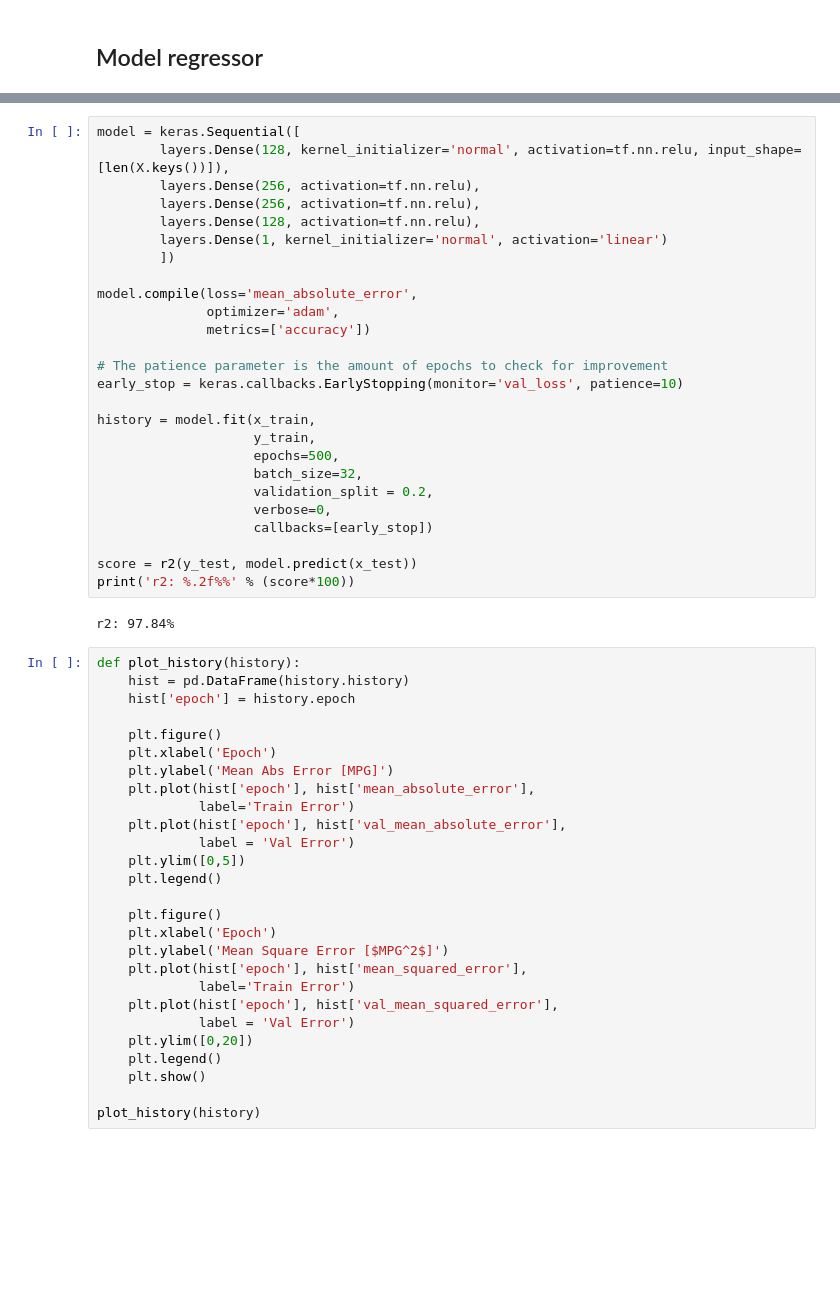
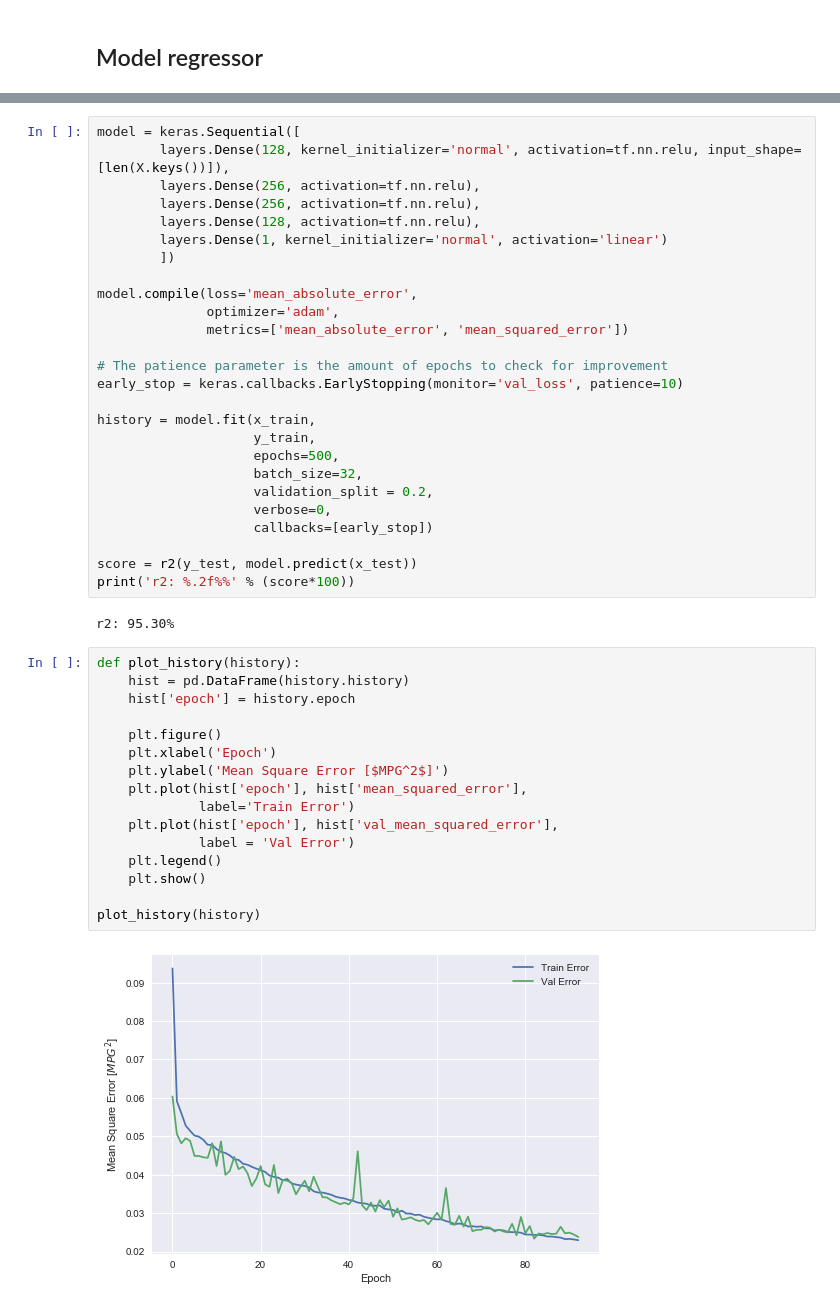
Before and after one commit to mlopezcaballero/Apsu, a Jupyter notebook: notebooks/1.1-mlc-train-model.ipynb, the cells around one changed output, grey strips where cells are left out. Saved outputs shown, nothing was run; the diff lists cells and outputs as text; blank space fills up the shorter version.

```diff
--- a/notebooks/1.1-mlc-train-model.ipynb
+++ b/notebooks/1.1-mlc-train-model.ipynb
@@ -309,7 +309,7 @@ model = keras.Sequential([
 
 model.compile(loss='mean_absolute_error',
               optimizer='adam',
-              metrics=['accuracy'])
+              metrics=['mean_absolute_error', 'mean_squared_error'])
 
 # The patience parameter is the amount of epochs to check for improvement
 early_stop = keras.callbacks.EarlyStopping(monitor='val_loss', patience=10)
@@ -325,31 +325,22 @@ history = model.fit(x_train,
 score = r2(y_test, model.predict(x_test))
 print('r2: %.2f%%' % (score*100))
 # %% [output]
-r2: 97.84%
+r2: 95.30%
 # %%
 def plot_history(history):
     hist = pd.DataFrame(history.history)
     hist['epoch'] = history.epoch
-
-    plt.figure()
-    plt.xlabel('Epoch')
-    plt.ylabel('Mean Abs Error [MPG]')
-    plt.plot(hist['epoch'], hist['mean_absolute_error'],
-             label='Train Error')
-    plt.plot(hist['epoch'], hist['val_mean_absolute_error'],
-             label = 'Val Error')
-    plt.ylim([0,5])
-    plt.legend()
 
     plt.figure()
     plt.xlabel('Epoch')
     plt.ylabel('Mean Square Error [$MPG^2$]')
     plt.plot(hist['epoch'], hist['mean_squared_error'],
              label='Train Error')
     plt.plot(hist['epoch'], hist['val_mean_squared_error'],
              label = 'Val Error')
-    plt.ylim([0,20])
     plt.legend()
     plt.show()
 
 plot_history(history)
+# %% [output]
+[figure, added]
```
Also changed, not shown: parts of 2 cells of this notebook, 4 other files.
